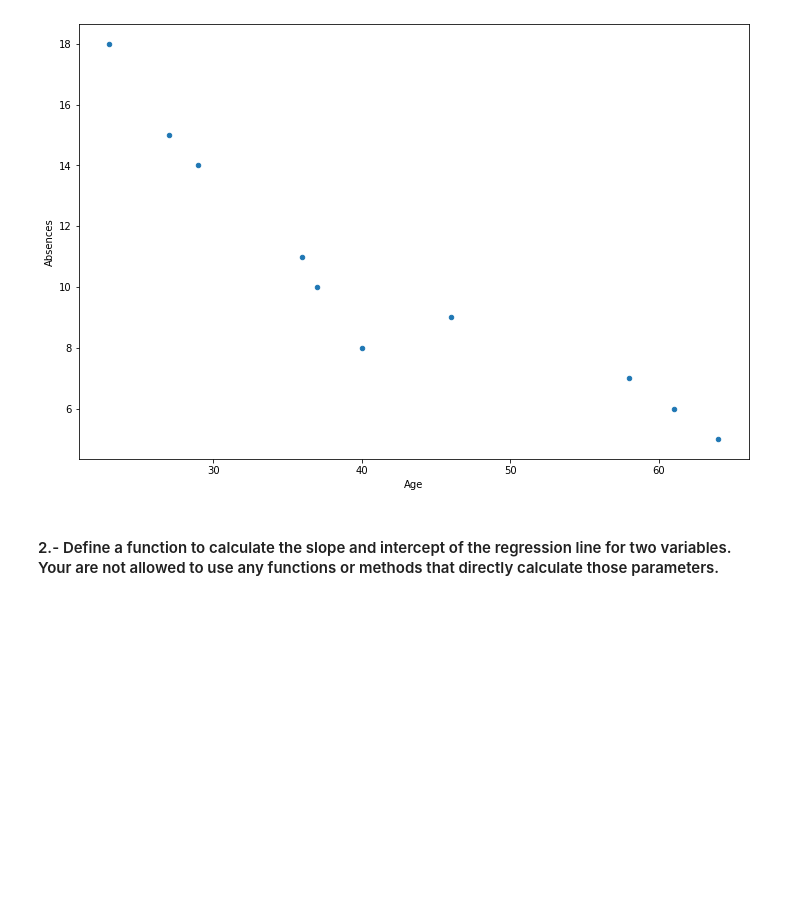
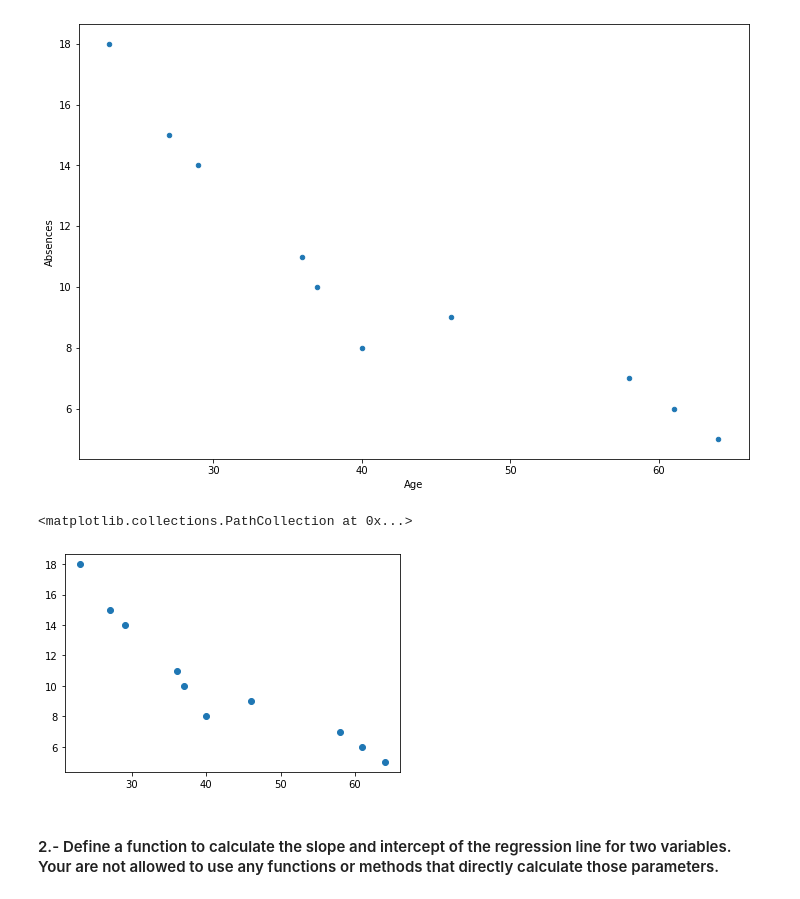
Before and after one commit to ta-data-remote/lab-linear-regression-correlation, a Jupyter notebook: your-code/main.ipynb, the cells around one changed output. Cells and saved outputs as stored; diff of their text form; code cells hidden in the pictures; blank space fills up the shorter version.

```diff
--- a/your-code/main.ipynb
+++ b/your-code/main.ipynb
@@ -25,0 +33,2 @@ Import the necessary libraries to complete the lab here:
+# %%
+data = pd.read_csv("/Users/timeisenmenger/Desktop/Ironhack /Week5/Week5-Lab5/lab-linear-regression-correlation/data/absences.csv")
@@ -33,0 +50,5 @@ Import the necessary libraries to complete the lab here:
+# %%
+plt.scatter(data["Age"], data["Absences"])
+# %% [output]
+<matplotlib.collections.PathCollection at 0x...>
+[figure, added]
```
Also changed, not shown: parts of 27 cells of this notebook.
